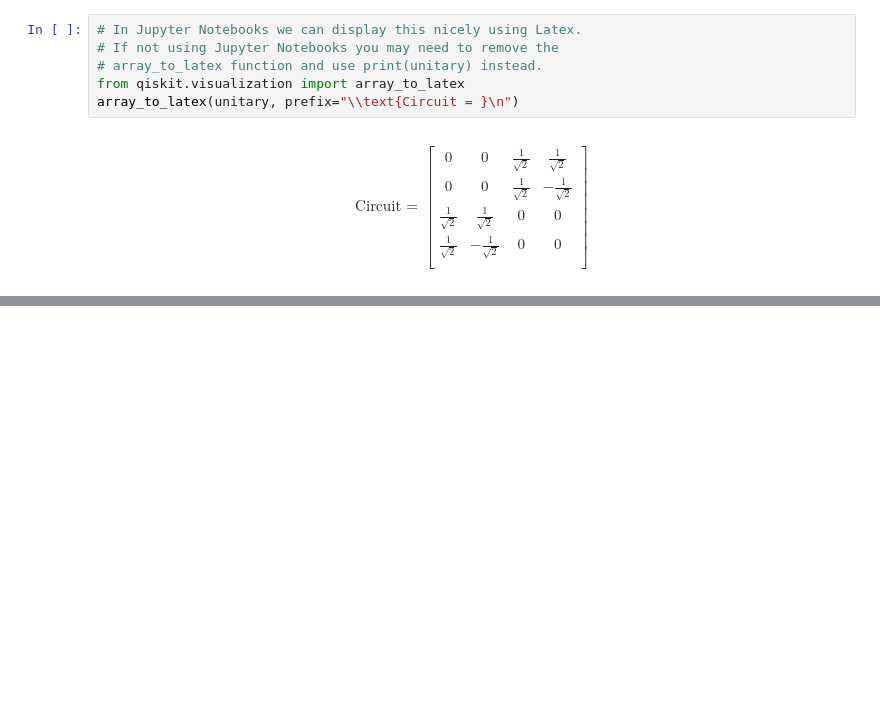
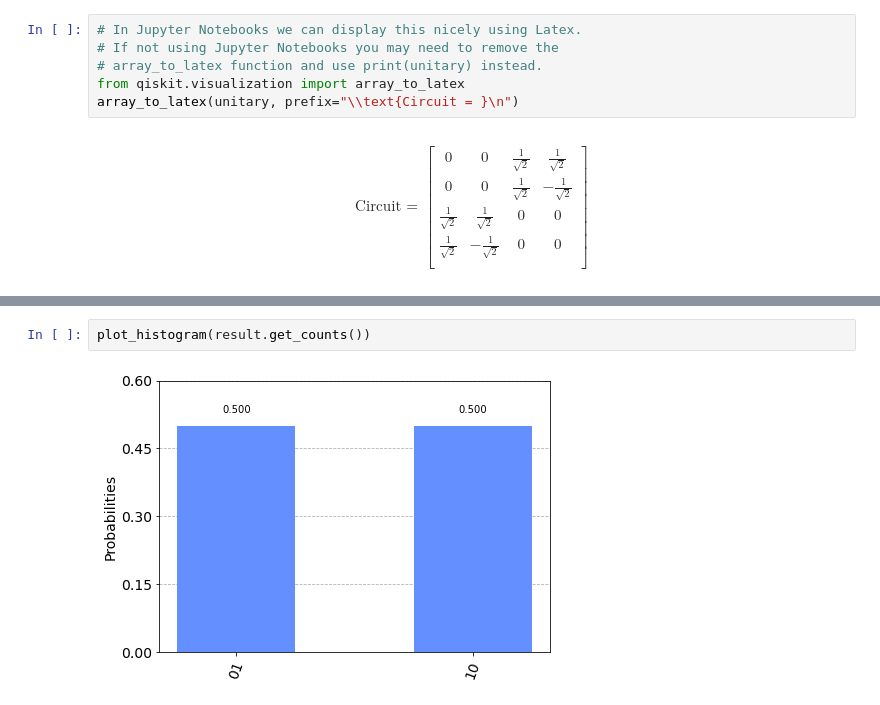
Before and after one commit to seop02/sudoku-using-grover, a Jupyter notebook: section2.2.ipynb, the cells around one changed output, grey strips where cells are left out. Drawn from its saved outputs; the diff is of its cells as text; blank space fills up the shorter version.

```diff
--- a/section2.2.ipynb
+++ b/section2.2.ipynb
@@ -70,0 +205,4 @@ $$
+# %%
+plot_histogram(result.get_counts())
+# %% [output]
+[figure, added]
```
Also changed, not shown: parts of 12 cells of this notebook, 2 other files.
